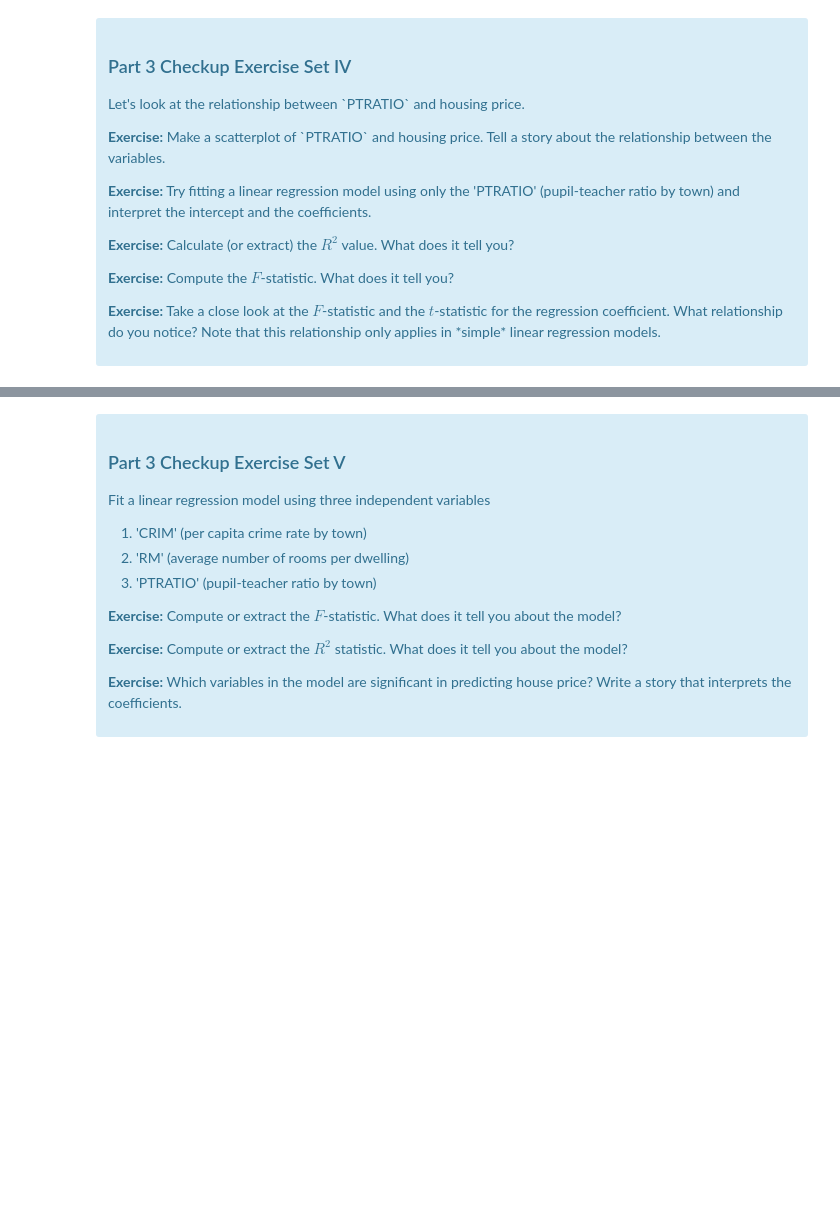
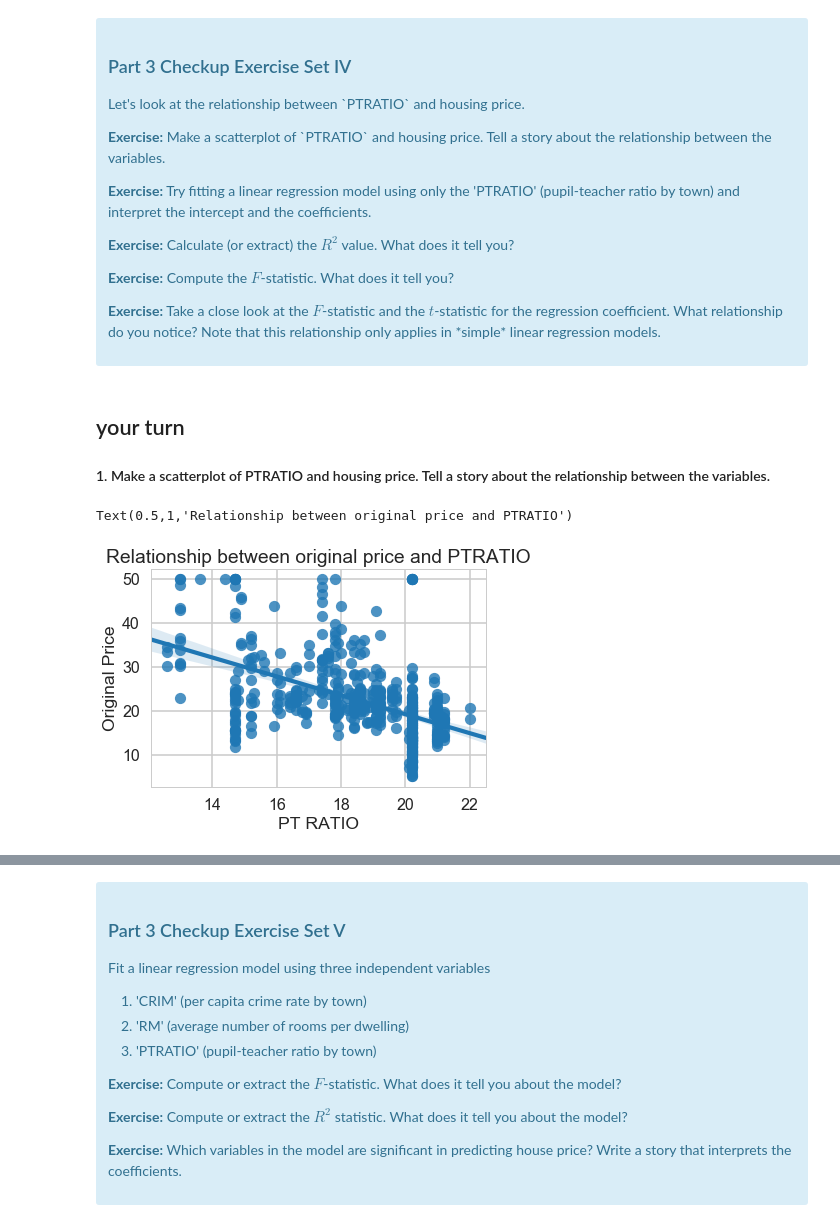
Before and after one commit to sanjogh777/Springboard, a Jupyter notebook: Machine Learning/linear_regression/Mini_Project_Linear_Regression.ipynb, the cells around one changed output, grey strips where cells are left out. Saved outputs shown, nothing was run; the diff lists cells and outputs as text; code cells hidden in the pictures; blank space fills up the shorter version.

```diff
--- a/Machine Learning/linear_regression/Mini_Project_Linear_Regression.ipynb
+++ b/Machine Learning/linear_regression/Mini_Project_Linear_Regression.ipynb
@@ -710,0 +719,11 @@ Once we compute the $F$-statistic, we can use the $F$-distribution with $N-K$ an
+# %% [markdown]
+## your turn
+#### 1. Make a scatterplot of PTRATIO and housing price. Tell a story about the relationship between the variables.
+# %%
+sns.regplot(y="PRICE", x="PTRATIO", data=bos, fit_reg = True)
+_ = plt.ylabel('Original Price')
+_ = plt.xlabel('PT RATIO')
+plt.title('Relationship between original price and PTRATIO')
+# %% [output]
+Text(0.5,1,'Relationship between original price and PTRATIO')
+[figure, added]
```
Also changed, not shown: parts of 45 cells of this notebook.
